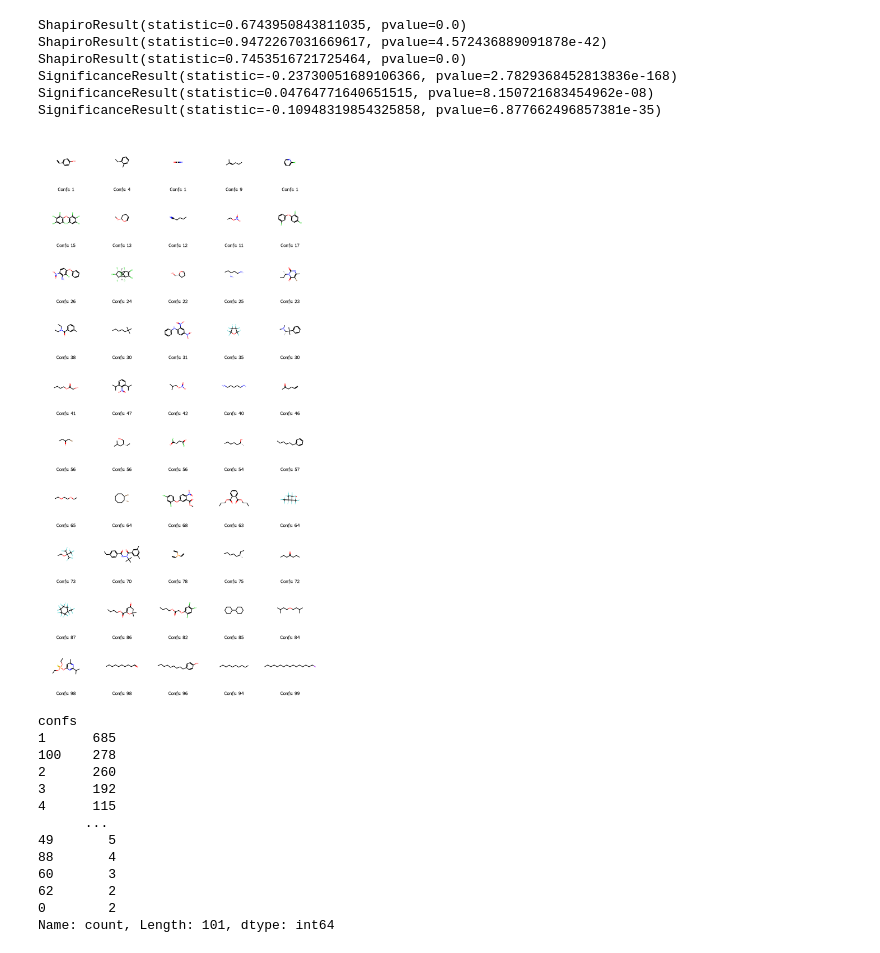
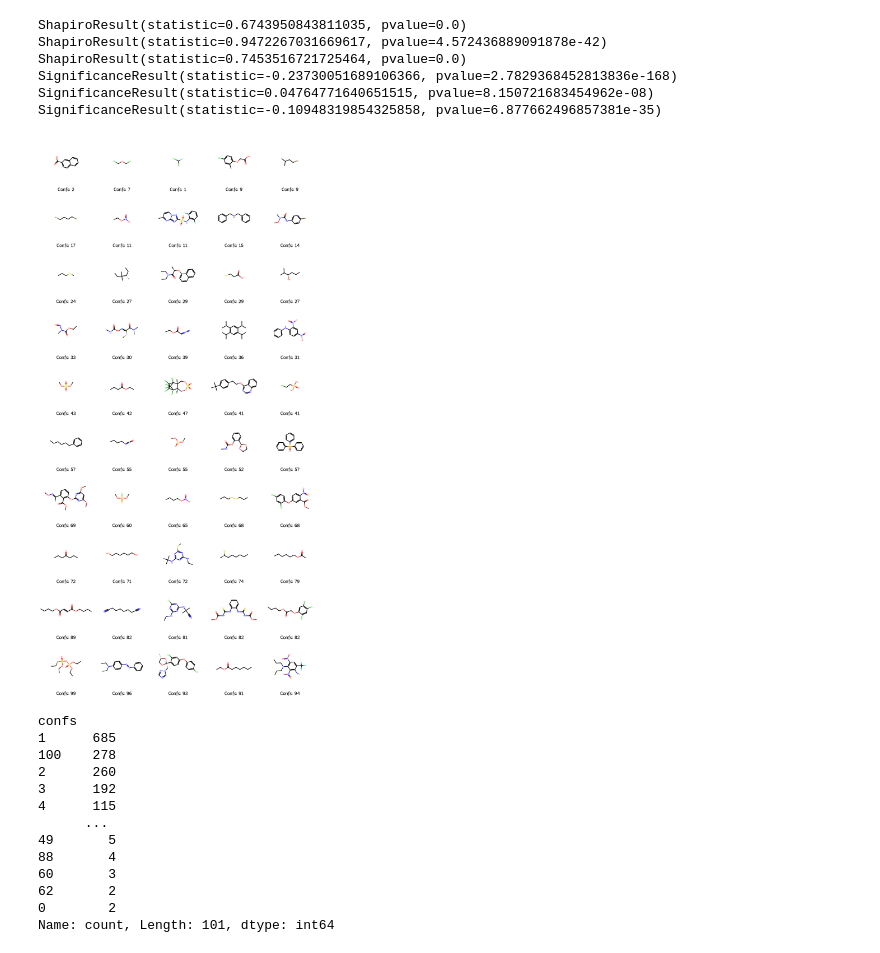
Before and after one commit to Cschiebroek/mdfptools, a Jupyter notebook: carl/data_curation/013_3D_sensative_set.ipynb, the cells around one changed output. Cells and saved outputs as stored; diff of their text form; code cells hidden in the pictures.

```diff
--- a/carl/data_curation/013_3D_sensative_set.ipynb
+++ b/carl/data_curation/013_3D_sensative_set.ipynb
@@ -39,12 +39,26 @@ def generate_confs(smiles):
 RDKit version: 2023.03.3
 # %%
 import pandas as pd
-df = pd.read_csv('OPERA_Naef_Training.csv')
-molblocks = df['molblock'].tolist()
-mols = [Chem.MolFromMolBlock(mb) for mb in molblocks]
-smiles = [Chem.MolToSmiles(m) for m in mols]
+if not os.path.exists('OPERA_Naef_Training_incl_num_confs.csv'):
+    df = pd.read_csv('OPERA_Naef_Training.csv')
+    molblocks = df['molblock'].tolist()
+    mols = [Chem.MolFromMolBlock(mb) for mb in molblocks]
+    smiles = [Chem.MolToSmiles(m) for m in mols]
 
-start = time.time()
-confs_generated = generate_confs(smiles)
-end = time.time()
-print(confs_generated)
+    start = time.time()
+    confs_generated = generate_confs(smiles)
+    end = time.time()
+    print(confs_generated)
+    #add the number of conformers to the dataframe
+    df['confs'] = confs_generated
+    df.to_csv('OPERA_Naef_Training_incl_num_confs.csv', index=False)
+    #save the results
+    data = {'smiles':smiles, 'confs_generated':confs_generated,'molblocks':molblocks}
+    with open('confs_generated.pkl', 'wb') as f:
+        pickle.dump(data, f)
+    molregnos = df['molregno'].tolist()
+    print(len(molregnos),len(confs_generated))
+    #make dict molregno:confs
+    molregno_confs = dict(zip(molregnos, confs_generated))
+    with open('molregno_confs.pkl', 'wb') as f:
+        pickle.dump(molregno_confs, f)
@@ -178,28 +169,28 @@ SignificanceResult(statistic=-0.10948319854325858, pvalue=6.877662496857381e-35)
 # %%
 #lets also get a bit of an idea about what these molecules look like. From each bin (0-10, 10-20, 20-30, 30-40, 40-50, 50-60, 60-70, 70-80, 80-90, 90-100) we will take 5 molecules and visualize them
 import numpy as np
 df = pd.read_csv('OPERA_Naef_Training_incl_num_confs.csv')
 bins = np.linspace(0, 100, 11)
 df['bin'] = np.digitize(df['confs'], bins)
 mols = []
 for i in range(1,11):
-    df_bin = df_xgboost_physchem[df_xgboost_physchem['bin'] == i]
+    df_bin = df[df['bin'] == i]
     mols_bin = df_bin['molregno'].tolist()
     mols_bin = mols_bin[:5]
     mols.extend(mols_bin)
 df_sampled = df[df['molregno'].isin(mols)]
 #sort by bin
 df_sampled = df_sampled.sort_values(by='bin')
 molblocks = df_sampled['molblock'].tolist()
 num_confs_list = df_sampled['confs'].tolist()
 from rdkit.Chem import Draw
 from rdkit import Chem
 mols = [Chem.MolFromMolBlock(mb) for mb in molblocks]
 mols_2d = [Chem.MolFromSmiles(Chem.MolToSmiles(m)) for m in mols]
 img = Draw.MolsToGridImage(mols_2d, molsPerRow=5, subImgSize=(200,200), legends=[f'Confs: {num_confs_list[i]}' for i in range(len(mols))])
 img
 # %% [output]
-[figure, old version]
+[figure, new version]
 # %%
 #count: how many with 100, how many with 1
 print(df['confs'].value_counts())
```
Also changed, not shown: parts of 40 cells of this notebook, 7 other files.
